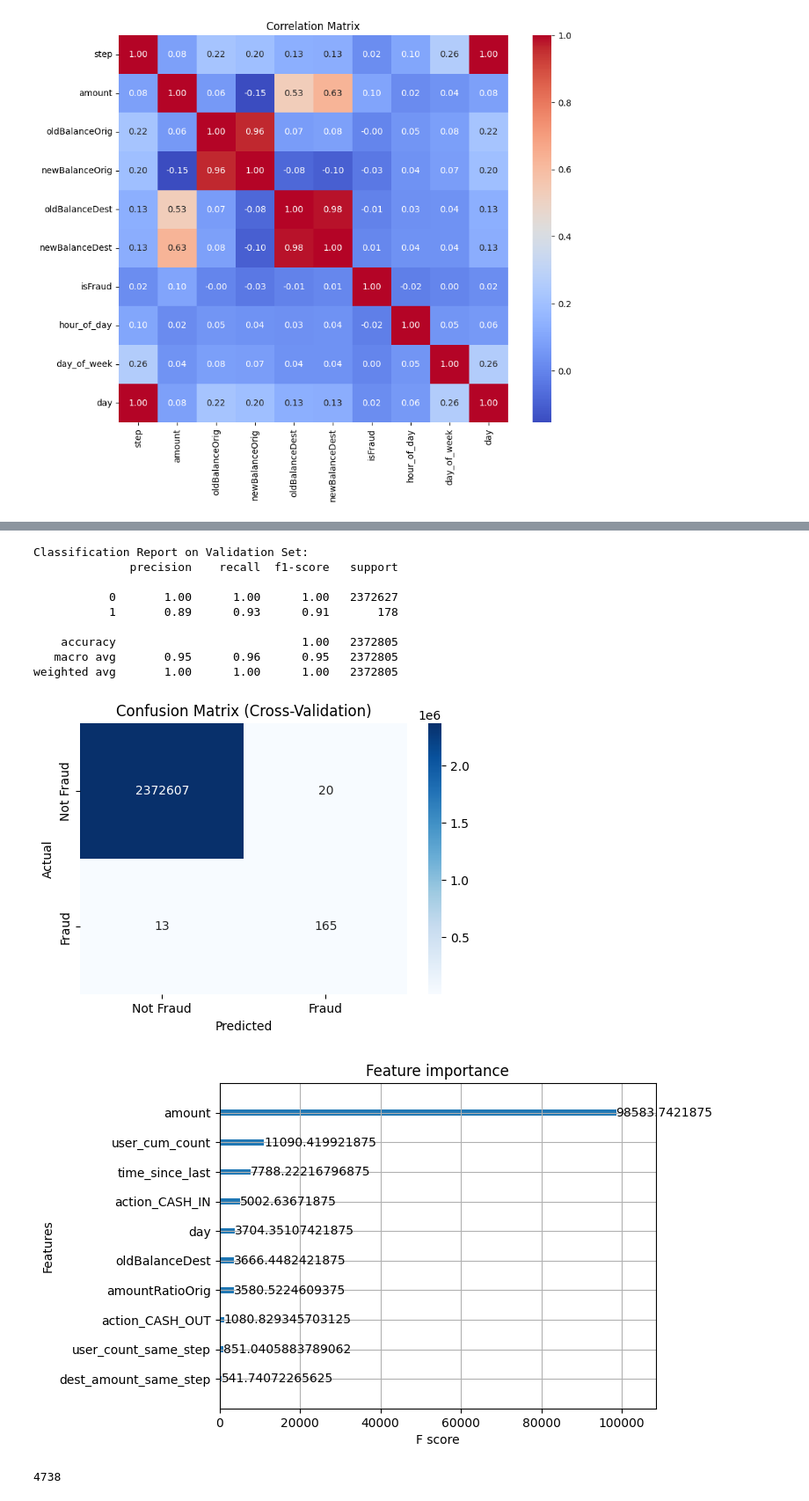
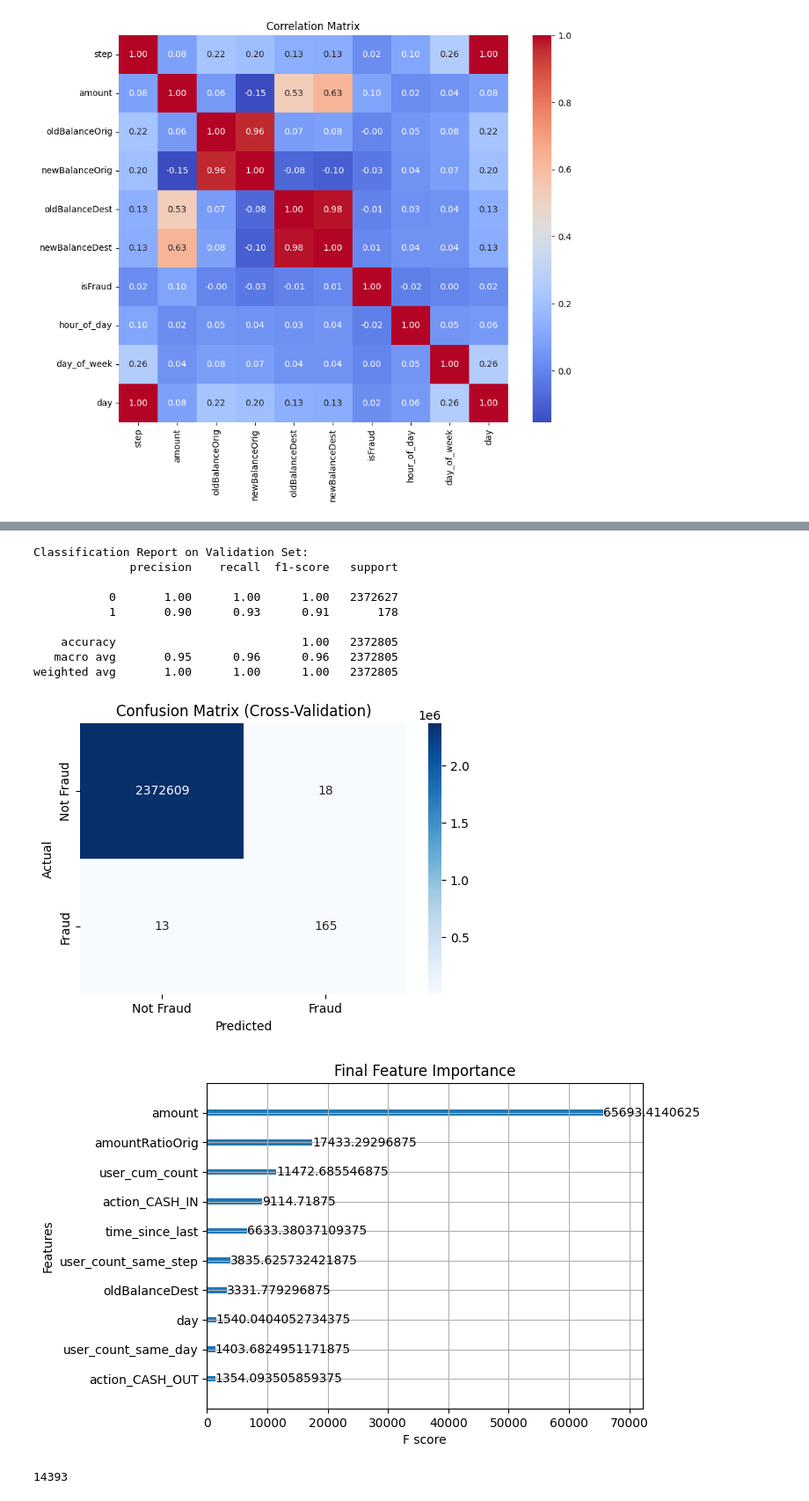
Before and after one commit to bartublack/PaySim-Fraud-Detection-XGBoost, a Jupyter notebook: PaySim_Fraud_Detection_XGBoost.ipynb, the cells around one changed output, grey strips where cells are left out. Shown at 88% size. Drawn from its saved outputs; the diff is of its cells as text; code cells hidden in the pictures.

```diff
--- a/PaySim_Fraud_Detection_XGBoost.ipynb
+++ b/PaySim_Fraud_Detection_XGBoost.ipynb
@@ -429,25 +455,25 @@ X_train, X_val, y_train, y_val = train_test_split(X, y, stratify=y, test_size=0.
 fraud_ratio_train = y_train.mean()
 scale_pos_weight = (1 - fraud_ratio_train) / fraud_ratio_train
 # %%
-# 16. Model Training with Advanced Hyperparameter Tuning Using Stratified K-Fold Cross-Validation
+# 16. Model Training After Feature Engineering with Hyperparameter Tuning Using Stratified K-Fold Cross-Validation
 
 # Defining Stratified K-Fold cross-validation
-cv = StratifiedKFold(n_splits=3, shuffle=True, random_state=0)
+cv = StratifiedKFold(n_splits=4, shuffle=True, random_state=0)
 
 # Defining a new parameter grid for further tuning
 param_grid = {
     'n_estimators': [100, 200],
-    'max_depth': [4, 6],
-    'learning_rate': [0.1, 0.3],
+    'max_depth': [4, 5, 6],
+    'learning_rate': [0.1,0.3],
     'subsample': [0.8, 1.0],
-    # Additional parameters can be added here
+    'device':['cuda'],
+    'method':['hist'],
 }
 
 # Initializing the XGBoost classifier with updated parameters
 xgb_clf = XGBClassifier(
     objective='binary:logistic',
     scale_pos_weight=scale_pos_weight,
-    tree_method='hist',
     use_label_encoder=False,
     eval_metric='aucpr'
 )
@@ -458,8 +484,8 @@ grid_search = GridSearchCV(
     param_grid=param_grid,
     scoring='roc_auc',
     cv=cv,
-    n_jobs=-1,
-    verbose=2
+    verbose=3,
+    n_jobs=-1
 )
 
 # Fitting Grid Search on the training data
@@ -489,8 +515,9 @@ plt.figure(figsize=(6, 4))
 sns.heatmap(cm, annot=True, fmt='d', cmap='Blues',
             xticklabels=['Not Fraud', 'Fraud'],
             yticklabels=['Not Fraud', 'Fraud'])
-plt.title('Confusion Matrix')
+plt.title('Feature EngineeredConfusion Matrix')
 plt.xlabel('Predicted')
 plt.ylabel('Actual')
+plt.savefig('feature_engineered_confusion_matrix.png')  # Save the figure
 plt.show()
 # %% [output]
@@ -512,8 +539,8 @@ ROC AUC: 0.9999997377497769
 # %%
 # 17. Cross-Validation Predictions on the Entire Dataset
 
-# Defining Stratified K-Fold cross-validation with 5 splits
-cv = StratifiedKFold(n_splits=5, shuffle=True, random_state=0)
+# Defining Stratified K-Fold cross-validation with n splits
+cv = StratifiedKFold(n_splits=4, shuffle=True, random_state=0)
 
 # Generating cross-validated predictions
 y_pred_cv = cross_val_predict(best_model, X, y, cv=cv, method='predict')
@@ -533,41 +560,44 @@ sns.heatmap(cm, annot=True, fmt='d', cmap='Blues',
 plt.title('Confusion Matrix (Cross-Validation)')
 plt.xlabel('Predicted')
 plt.ylabel('Actual')
+plt.savefig('cross_validation_confusion_matrix.png')  # Save the figure
 plt.show()
 # %% [output]
 Classification Report on Validation Set:
               precision    recall  f1-score   support
 
            0       1.00      1.00      1.00   2372627
-           1       0.89      0.93      0.91       178
+           1       0.90      0.93      0.91       178
 
     accuracy                           1.00   2372805
-   macro avg       0.95      0.96      0.95   2372805
+   macro avg       0.95      0.96      0.96   2372805
 weighted avg       1.00      1.00      1.00   2372805
 [figure]
 # %%
 # 18. Final Feature Importance and Tree Visualization
 
 # Extracting final feature importances from the best model
 feature_importances_final = best_model.feature_importances_
 
 # Getting feature names from the training set
 feature_names_final = X_train.columns if hasattr(X_train, 'columns') else np.arange(X_train.shape[1])
 
 # Creating a DataFrame for final feature importances
 importance_df_final = pd.DataFrame({
     'Feature': feature_names_final,
     'Importance': feature_importances_final
 }).sort_values(by='Importance', ascending=False)
 
 # Plotting the top 10 features based on gain importance
 plot_importance(best_model, max_num_features=10, importance_type="gain")
+plt.title('Final Feature Importance')
+plt.savefig('final_feature_importance.png')  # Save the figure
 plt.show()
 
 gc.collect()  # Garbage collection to free memory
 # %% [output]
-[figure, old version]
+[figure, new version]
-4738
+14393
 # %%
 # 19. Visualizing the Decision Tree Structure
 
```
Also changed, not shown: parts of 17 cells of this notebook, 3 other files.
